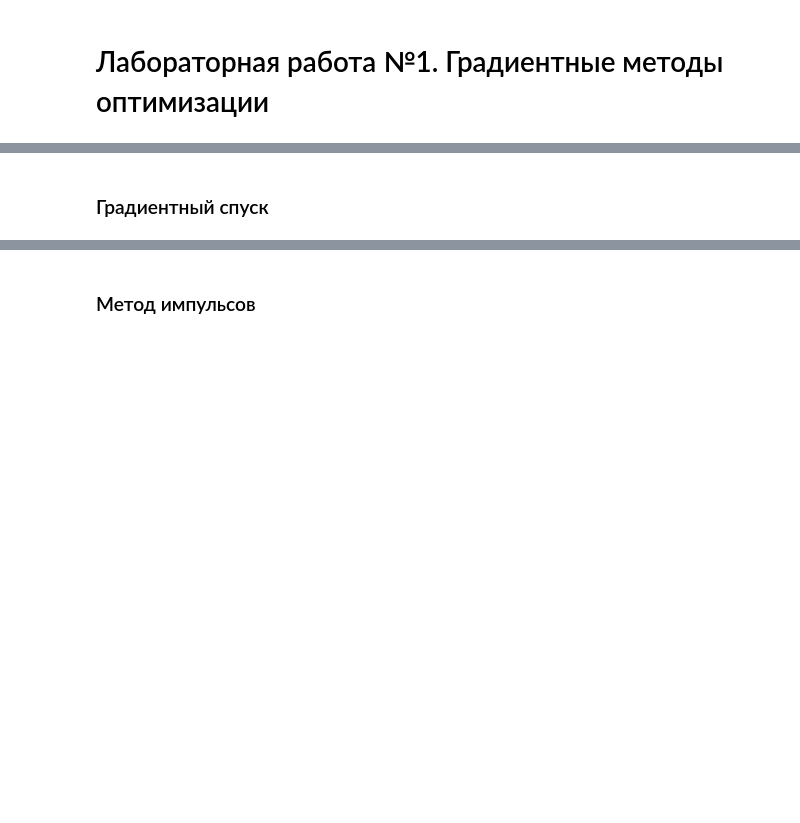
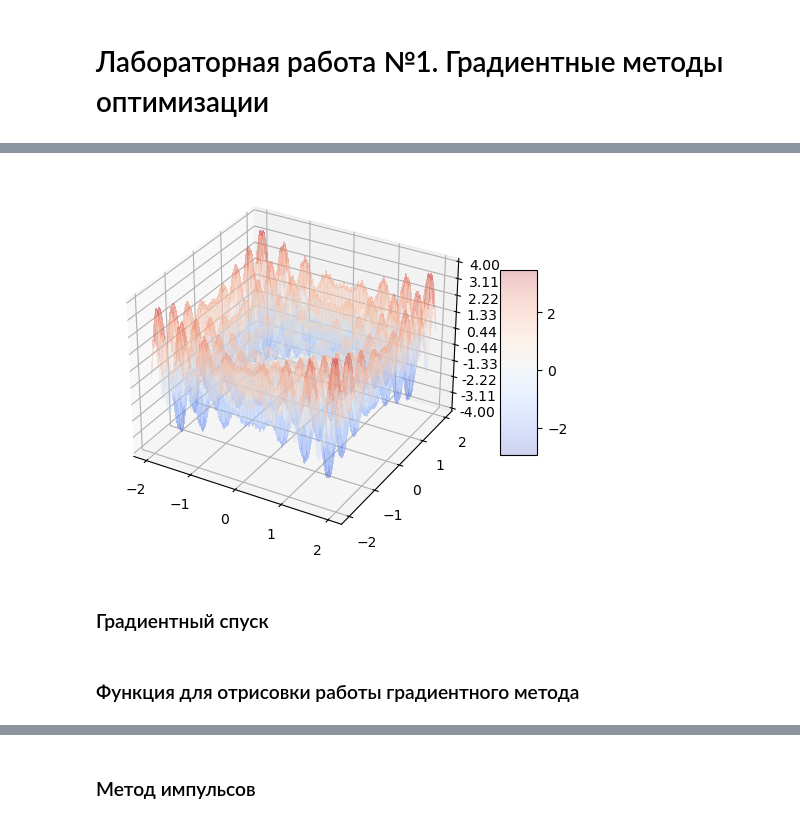
Before and after one commit to tainella/MAI, a Jupyter notebook: magistracy/AI/labs/lab1.ipynb, the cells around one changed output, grey strips where cells are left out. Cells and saved outputs as stored; diff of their text form; code cells hidden in the pictures; blank space fills up the shorter version.

```diff
--- a/magistracy/AI/labs/lab1.ipynb
+++ b/magistracy/AI/labs/lab1.ipynb
@@ -50,3 +75,31 @@ plt.show()
+# %%
+def multi_func(x: np.ndarray) -> np.float64:
+    return -x[0] * np.sin(4 * np.pi * x[0]) -x[1] * np.sin(4 * np.pi * x[1])
+
+def grad_three_humped_func(x: np.ndarray) -> np.ndarray:
+    return np.array([np.sin(4 * np.pi * x[0]) + x[0] * 4 * np.pi * np.cos(4 * np.pi * x[0]), np.sin(4 * np.pi * x[1]) + x[1] * 4 * np.pi * np.cos(4 * np.pi * x[1])])
+# %%
+# Make data.
+X = np.arange(-2, 2, 0.01)
+Y = np.arange(-2, 2, 0.01)
+X, Y = np.meshgrid(X, Y)
+Z = multi_func(np.array([X, Y]))
+
+fig, ax = plt.subplots(subplot_kw={"projection": "3d"})
+# Plot the surface.
+surf = ax.plot_surface(X, Y, Z, cmap=cm.coolwarm, linewidth=0, antialiased=False, alpha=0.25)
+
+# Customize the z axis.
+ax.set_zlim(-4, 4)
+ax.zaxis.set_major_locator(LinearLocator(10))
+# A StrMethodFormatter is used automatically
+ax.zaxis.set_major_formatter('{x:.02f}')
+
+# Add a color bar which maps values to colors.
+fig.colorbar(surf, shrink=0.5, aspect=5)
+plt.show()
+# %% [output]
+[figure, added]
 # %% [markdown]
 ### Градиентный спуск
 # %%
@@ -61,4 +124,6 @@ def my_GD(f: Mapping, df: Mapping, x0: np.ndarray, lr: float = 0.001, max_iter:
     return x_new, f(x_new), np.array(history)
 # %%
 %matplotlib notebook
+# %% [markdown]
+### Функция для отрисовки работы градиентного метода
 # %%
```
Also changed, not shown: parts of 37 cells of this notebook, 1 other file.
